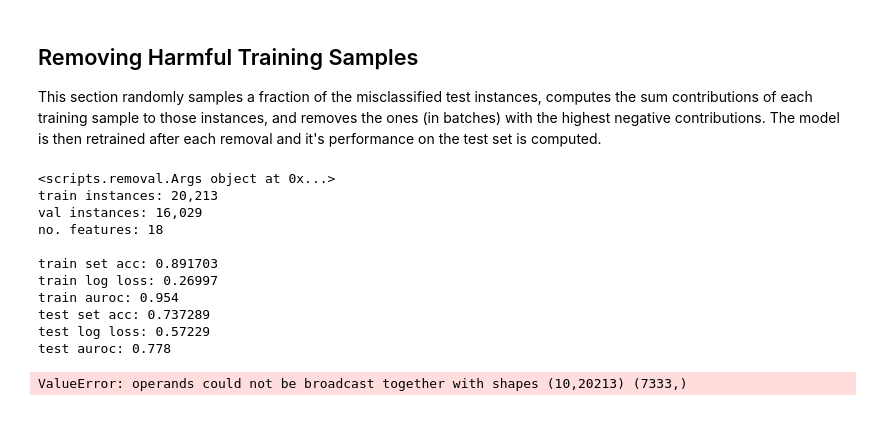
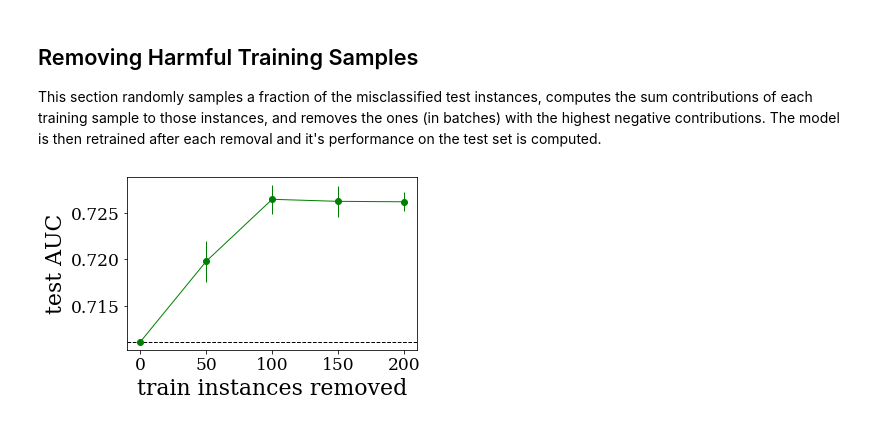
Before and after one commit to jjbrophy47/trex, a Jupyter notebook: experiments/notebooks/medifor.ipynb, the cells around one changed output. Cells and saved outputs as stored; diff of their text form; code cells hidden in the pictures.

```diff
--- a/experiments/notebooks/medifor.ipynb
+++ b/experiments/notebooks/medifor.ipynb
@@ -148,23 +145,19 @@ inhadq, index: 5, val: 0.9752095340000001, shap val: 0.37786453969596356
 This section randomly samples a fraction of the misclassified test instances, computes the sum contributions of each training sample to those instances, and removes the ones (in batches) with the highest negative contributions. The model is then retrained after each removal and it's performance on the test set is computed.
 # %%
 args = removal.Args()
-args.dataset=dataset2
-args.tree_type=tree_type
-args.tree_kernel=tree_kernel
+args.dataset='nc17_mfc18'
+args.tree_type='lgb'
+args.tree_kernel='leaf_output'
 args.data_dir=data_dir
-args.n_iterations=5
-args.n_remove=200
+args.n_iterations=4
+args.n_remove=50
+args.repeats=20
 removal.main(args)
-# %% [output]
-<scripts.removal.Args object at 0x...>
-train instances: 20,213
-val instances: 16,029
-no. features: 18
-
-train set acc: 0.891703
-train log loss: 0.26997
-train auroc: 0.954
-test set acc: 0.737289
-test log loss: 0.57229
-test auroc: 0.778
-ValueError: operands could not be broadcast together with shapes (10,20213) (7333,)
+# %%
+args = plot_removal.Args()
+args.dataset='nc17_mfc18'
+args.tree_type=tree_type
+args.tree_kernel=tree_kernel
+plot_removal.main(args)
+# %% [output]
+[figure, added]
```
Also changed, not shown: parts of 2 cells of this notebook, 11 other files.
